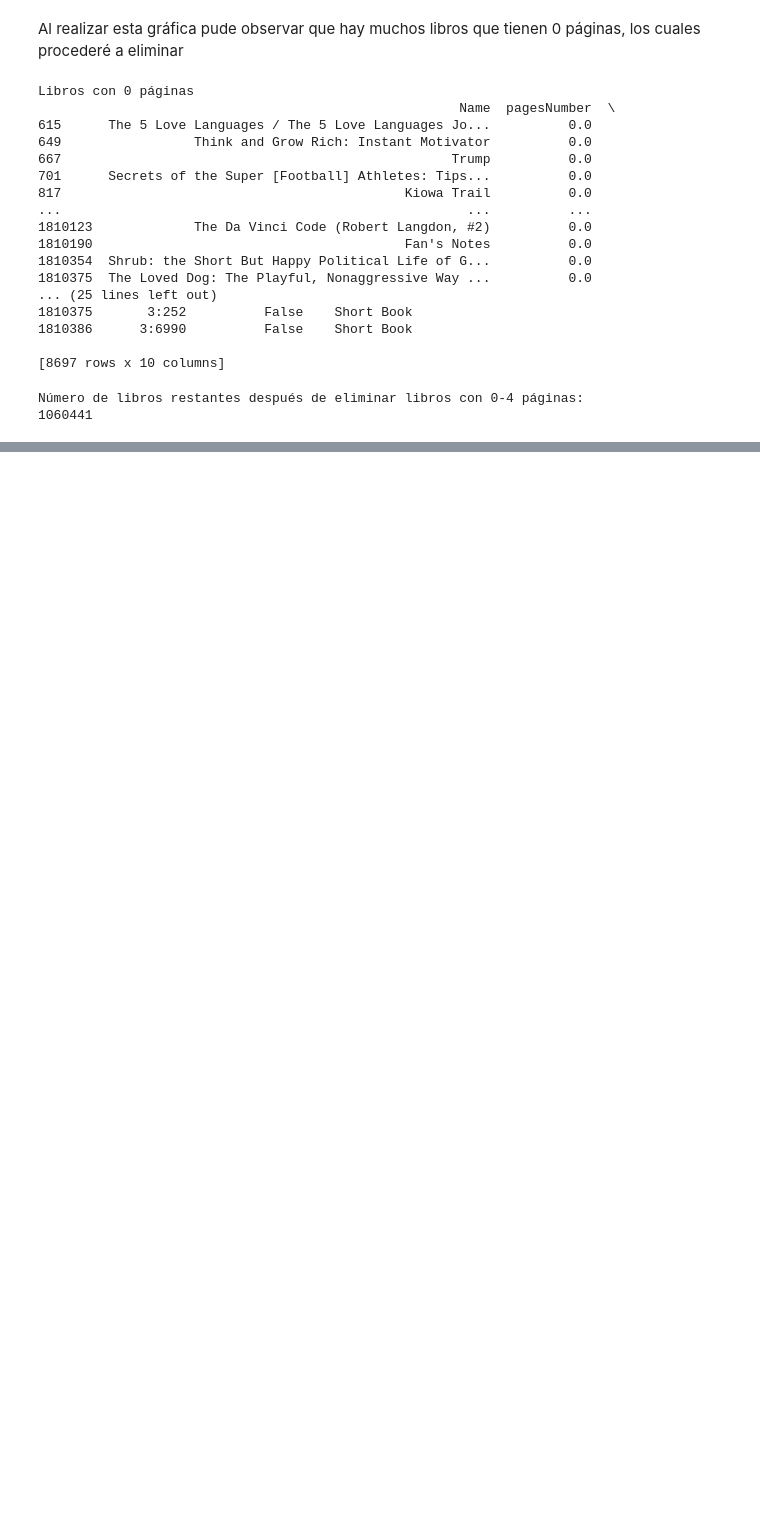
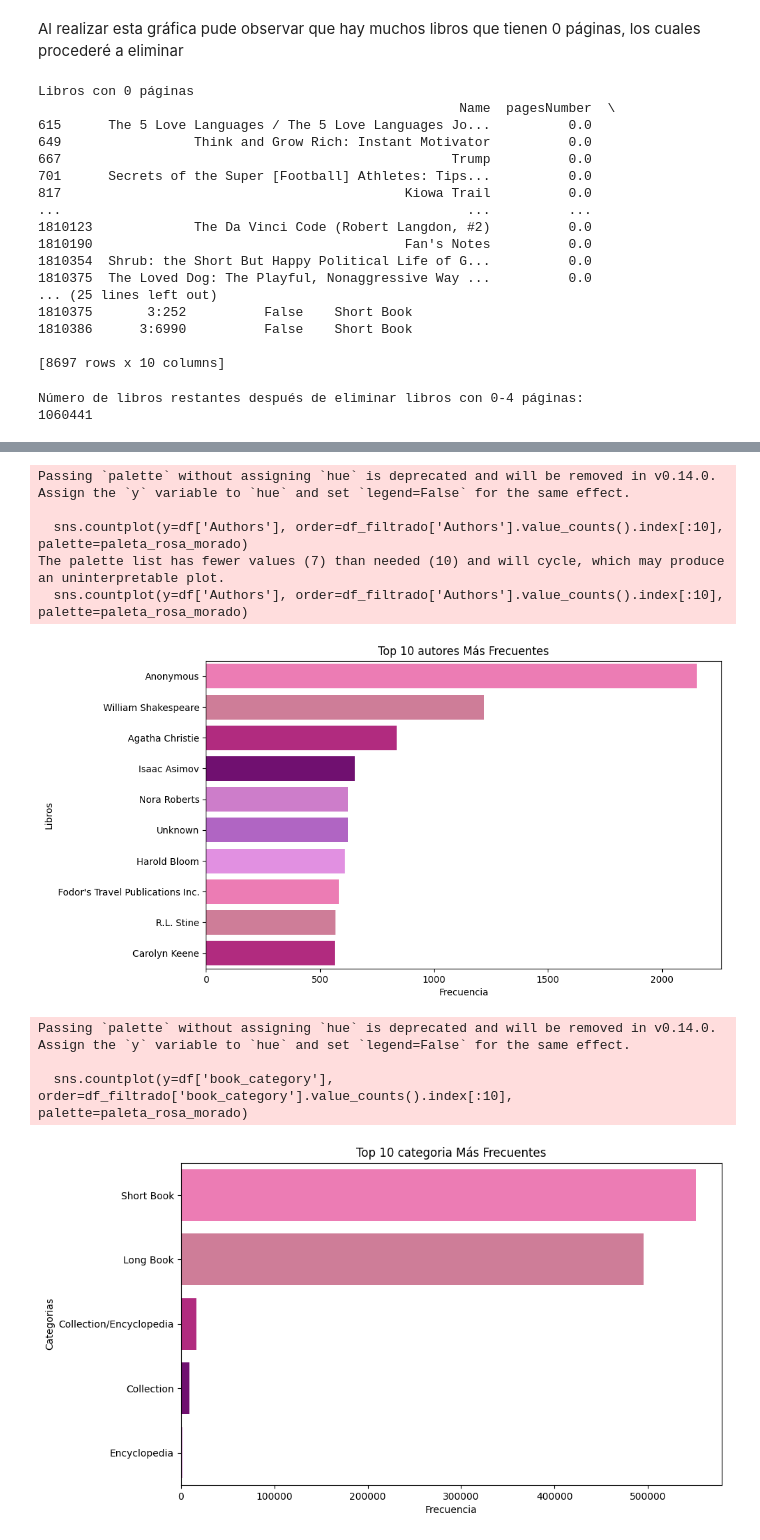
Before and after one commit to ValeriaVigo/proyectofinal, a Jupyter notebook: src/3.EDA.ipynb, the cells around one changed output, grey strips where cells are left out. Cells and saved outputs as stored; diff of their text form; code cells hidden in the pictures; blank space fills up the shorter version.

```diff
--- a/src/3.EDA.ipynb
+++ b/src/3.EDA.ipynb
@@ -522,0 +598,33 @@ Número de libros restantes después de eliminar libros con 0-4 páginas:
+# %%
+import seaborn as sns
+import matplotlib.pyplot as plt
+
+# Crear una paleta personalizada en la gama de rosa y morado
+paleta_rosa_morado = sns.color_palette(["#FF69B4", "#DB7093", "#C71585", "#800080", "#DA70D6", "#BA55D3", "#EE82EE"])
+
+# Gráfico de conteo para autores
+plt.figure(figsize=(10, 6))
+sns.countplot(y=df['Authors'], order=df_filtrado['Authors'].value_counts().index[:10], palette=paleta_rosa_morado)
+plt.title('Top 10 autores Más Frecuentes')
+plt.xlabel('Frecuencia')
+plt.ylabel('Libros')
+plt.show()
+
+# Gráfico de conteo para publicistas
+plt.figure(figsize=(10, 6))
+sns.countplot(y=df['book_category'], order=df_filtrado['book_category'].value_counts().index[:10], palette=paleta_rosa_morado)
+plt.title('Top 10 categoria Más Frecuentes')
+plt.xlabel('Frecuencia')
+plt.ylabel('Categorias')
+plt.show()
+# %% [output]
+Passing `palette` without assigning `hue` is deprecated and will be removed in v0.14.0. Assign the `y` variable to `hue` and set `legend=False` for the same effect.
+
+  sns.countplot(y=df['Authors'], order=df_filtrado['Authors'].value_counts().index[:10], palette=paleta_rosa_morado)
+The palette list has fewer values (7) than needed (10) and will cycle, which may produce an uninterpretable plot.
+  sns.countplot(y=df['Authors'], order=df_filtrado['Authors'].value_counts().index[:10], palette=paleta_rosa_morado)
+[figure, added]
+Passing `palette` without assigning `hue` is deprecated and will be removed in v0.14.0. Assign the `y` variable to `hue` and set `legend=False` for the same effect.
+
+  sns.countplot(y=df['book_category'], order=df_filtrado['book_category'].value_counts().index[:10], palette=paleta_rosa_morado)
+[figure, added]
```
Also changed, not shown: parts of 8 cells of this notebook.
